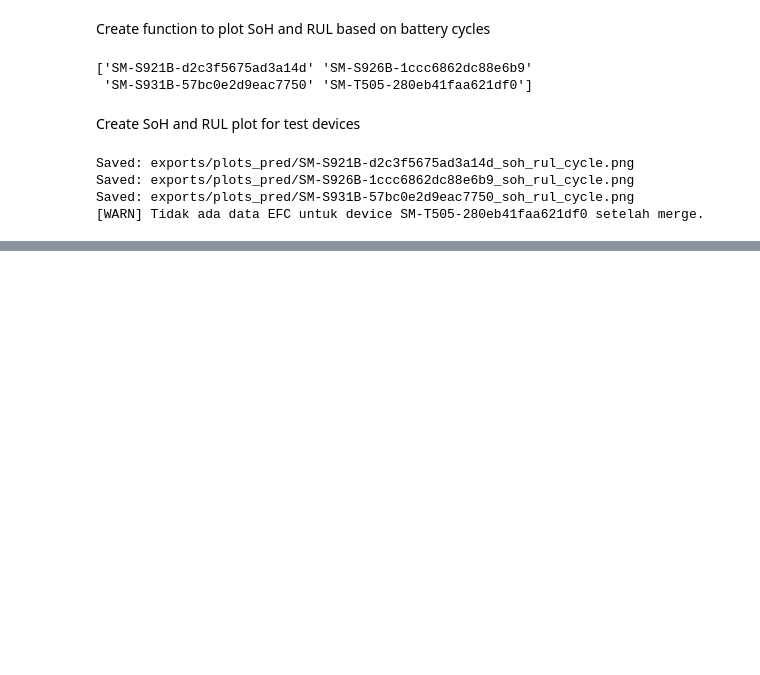
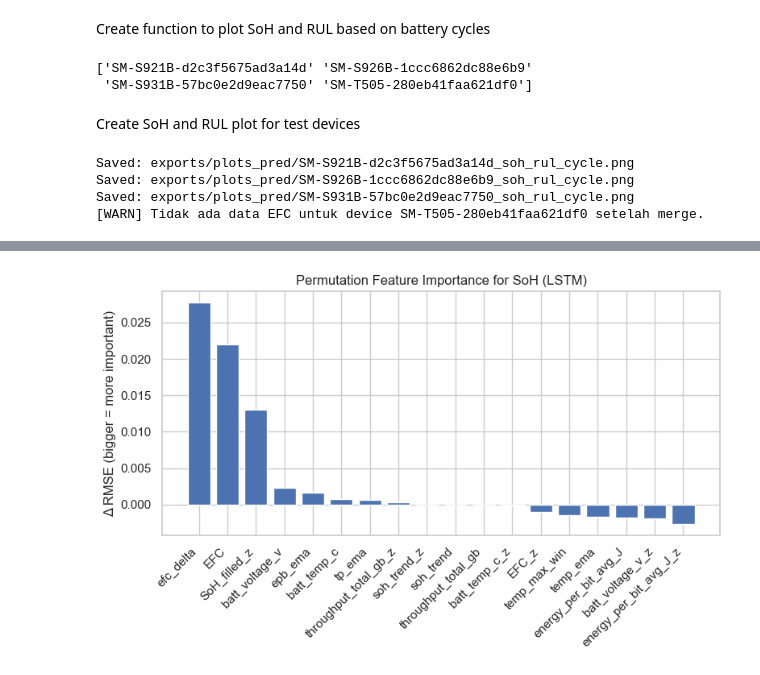
Before and after one commit to fadeldnswr/smartphone-notebook, a Jupyter notebook: main.ipynb, the cells around one changed output, grey strips where cells are left out. Cells and saved outputs as stored; diff of their text form; code cells hidden in the pictures; blank space fills up the shorter version.

```diff
--- a/main.ipynb
+++ b/main.ipynb
@@ -787,0 +862,45 @@ Saved: exports/plots_pred/SM-S931B-57bc0e2d9eac7750_soh_rul_cycle.png
+# %%
+# Create RMSE function
+def rmse(a, b):
+  return np.sqrt(mean_squared_error(a, b))
+
+# Baseline performance in test set
+y_pred_base = model_soh.predict(X_test).squeeze()
+y_true = y_test.squeeze()
+baseline_rmse = rmse(y_true, y_pred_base)
+print("Baseline RMSE:", baseline_rmse)
+
+# Permutation Feature Importance
+N, T, F = X_test.shape
+importances = []
+
+# Loop through each feature for permutation
+for feat_idx, feat_name in enumerate(feature_cols):
+  X_perm = X_test.copy()
+  idx_perm = np.random.permutation(N)
+  X_perm[:, :, feat_idx] = X_test[idx_perm, :, feat_idx]
+
+  # Feature prediction with permuted feature
+  y_pred_perm = model_soh.predict(X_perm).squeeze()
+  rmse_perm = rmse(y_true, y_pred_perm)
+  delta_rmse = rmse_perm - baseline_rmse
+  importances.append({
+    "feature": feat_name,
+    "rmse_perm": rmse_perm,
+    "delta_rmse": delta_rmse
+  })
+
+# Result in dataframe
+imp_df = pd.DataFrame(importances).sort_values("delta_rmse", ascending=False)
+print("\n=== Permutation Feature Importance (SoH) ===")
+print(imp_df)
+
+# Plot bar importance
+plt.figure(figsize=(8, 5))
+plt.bar(imp_df["feature"], imp_df["delta_rmse"])
+plt.ylabel("Δ RMSE (bigger = more important)")
+plt.title("Permutation Feature Importance for SoH (LSTM)")
+plt.xticks(rotation=45, ha="right")
+plt.tight_layout()
+plt.show()
+# %% [output]
@@ -787,0 +924 @@ Saved: exports/plots_pred/SM-S931B-57bc0e2d9eac7750_soh_rul_cycle.png
+[figure, added]
```
Also changed, not shown: parts of 15 cells of this notebook.
